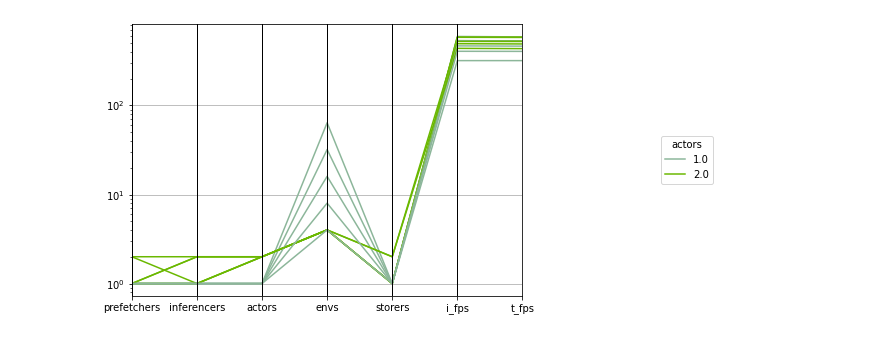
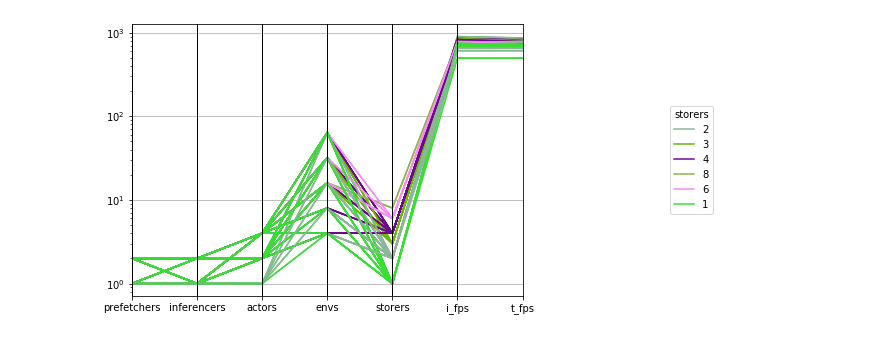
Before and after one commit to mjanschek/pytorch_seed_rl, a Jupyter notebook: notebooks/scaling_analysis.ipynb, the cells around one changed output. Cells and saved outputs as stored; diff of their text form; code cells hidden in the pictures.

Commit message:
finish scaling experiment in system 2

```diff
--- a/notebooks/scaling_analysis.ipynb
+++ b/notebooks/scaling_analysis.ipynb
@@ -5,7 +5,7 @@ import pandas as pd
 import os
 import json
 # %%
-main_path = '../../../logs/pytorch_seed_rl/scaling_experiment_final'
+main_path = '/home/garg1/logs/pytorch_seed_rl/scaling_experiment_final'
 # %%
 subfolders_paths = [f.path for f in os.scandir(main_path) if f.is_dir()]
 # %%
@@ -24,6 +24,7 @@ for path in subfolders_paths:
     last_row = last_row[['runtime', 'training_steps', 'i_fps', 't_fps']]
 
     last_row['actors'] = config['num_actors']
+    last_row['exp_name'] = name
     last_row['envs'] = config['num_envs']
     last_row['prefetchers'] = config['threads_prefetch']
     last_row['inferencers'] = config['threads_inference']
@@ -44,20 +45,20 @@ df = df.sort_values('t_fps', ascending=False)
 # %%
 plt.figure(figsize=(7,5))
 #cmap = cm.get_cmap('jet') # Colour map (there are many others)
-pd.plotting.parallel_coordinates(df, 'actors',
+pd.plotting.parallel_coordinates(df, 'storers',
                                  	['prefetchers',
                                      'inferencers',
                                      'actors',
                                      'envs',
                                      'storers',
                                      'i_fps',
                                      't_fps'],
                                 #colormap=cmap
                                 )
 plt.yscale('log')
-plt.legend(title='actors',
+plt.legend(title='storers',
            loc='center right',
            bbox_to_anchor=(1.5, 0.5))
 plt.savefig('scaling.pdf')
 # %% [output]
-[figure, old version]
+[figure, new version]
```
Also changed, not shown: parts of 3 cells of this notebook, 5 other files.
